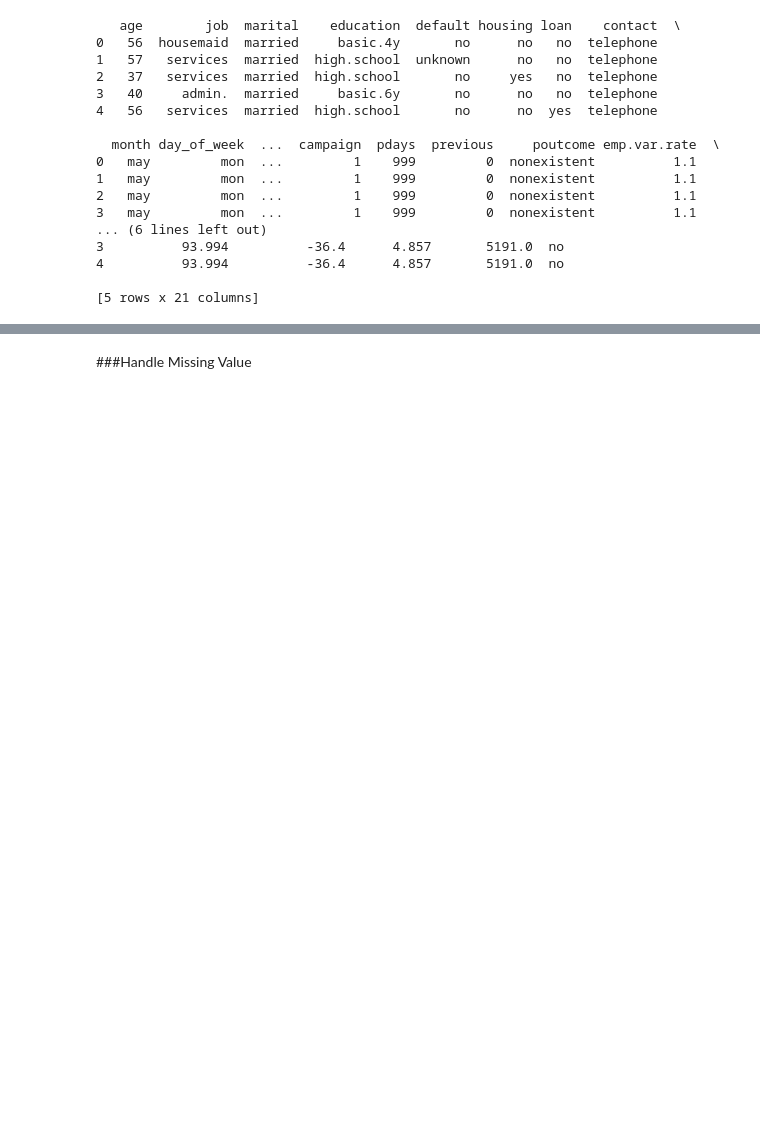
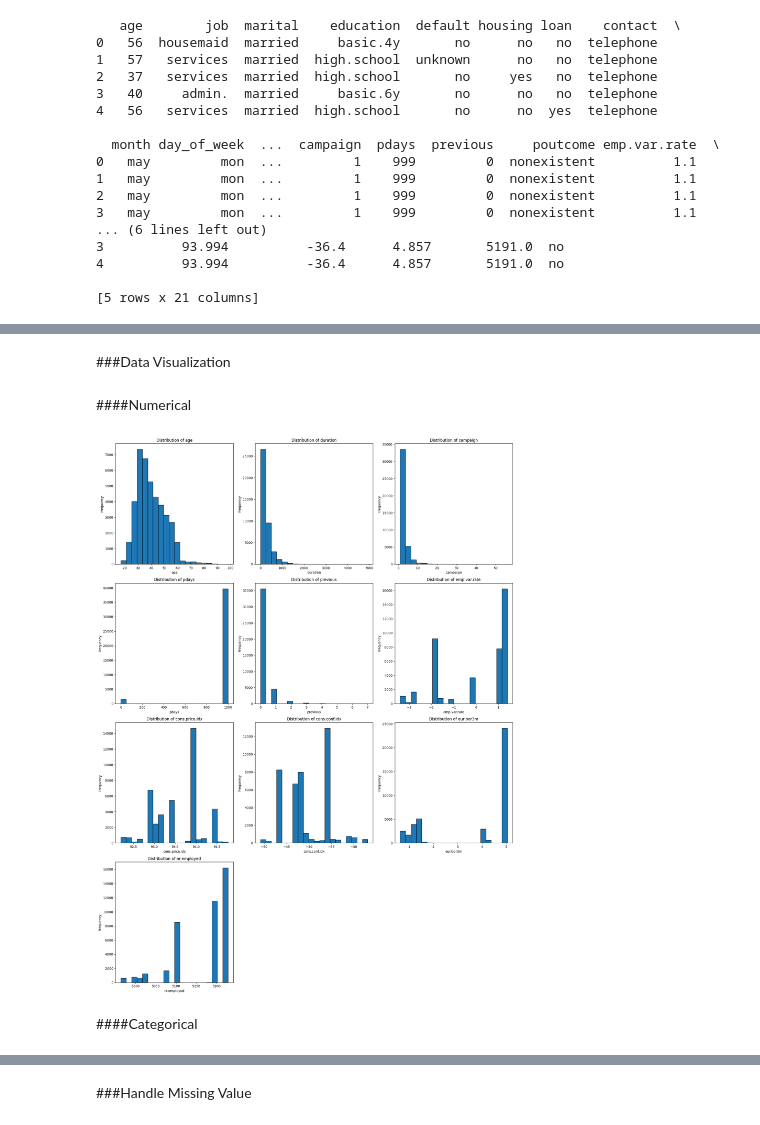
Before and after one commit to AsminiKOD/ClientPredicting, a Jupyter notebook: DataPreprocessing.ipynb, the cells around one changed output, grey strips where cells are left out. Drawn from its saved outputs; the diff is of its cells as text; code cells hidden in the pictures; blank space fills up the shorter version.

```diff
--- a/DataPreprocessing.ipynb
+++ b/DataPreprocessing.ipynb
@@ -40,0 +94,4 @@ files.download('bank.csv')
+# %% [markdown]
+###Data Visualization
+# %% [markdown]
+####Numerical
@@ -40,0 +102,35 @@ files.download('bank.csv')
+# %%
+def visualize_numerical_distribution(csv_file):
+    df = pd.read_csv(csv_file)
+    numerical_cols = df.select_dtypes(include=['number']).columns
+
+    if len(numerical_cols) == 0:
+        print("No numerical columns found.")
+        return
+
+    # Set the maximum number of plots per row
+    max_plots_per_row = 3
+    num_rows = int(np.ceil(len(numerical_cols) / max_plots_per_row))
+
+    fig, axes = plt.subplots(num_rows, max_plots_per_row, figsize=(6 * max_plots_per_row, 6 * num_rows))
+    axes = axes.flatten()
+
+    for i, col in enumerate(numerical_cols):
+        axes[i].hist(df[col], bins=20, edgecolor='black')
+        axes[i].set_title(f"Distribution of {col}")
+        axes[i].set_xlabel(col)
+        axes[i].set_ylabel('Frequency')
+
+    # Turn off axes for unused subplots
+    for j in range(i + 1, len(axes)):
+        axes[j].axis('off')
+
+    plt.tight_layout()
+    plt.show()
+
+csv_file = 'bank.csv'
+visualize_numerical_distribution(csv_file)
+# %% [output]
+[figure, added]
+# %% [markdown]
+####Categorical
```
Also changed, not shown: parts of 25 cells of this notebook.
